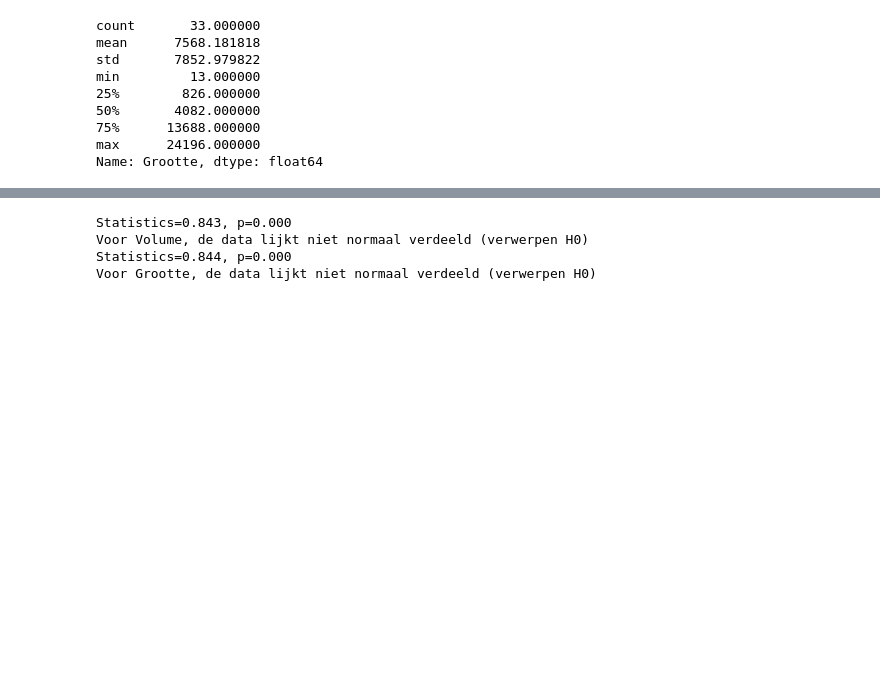
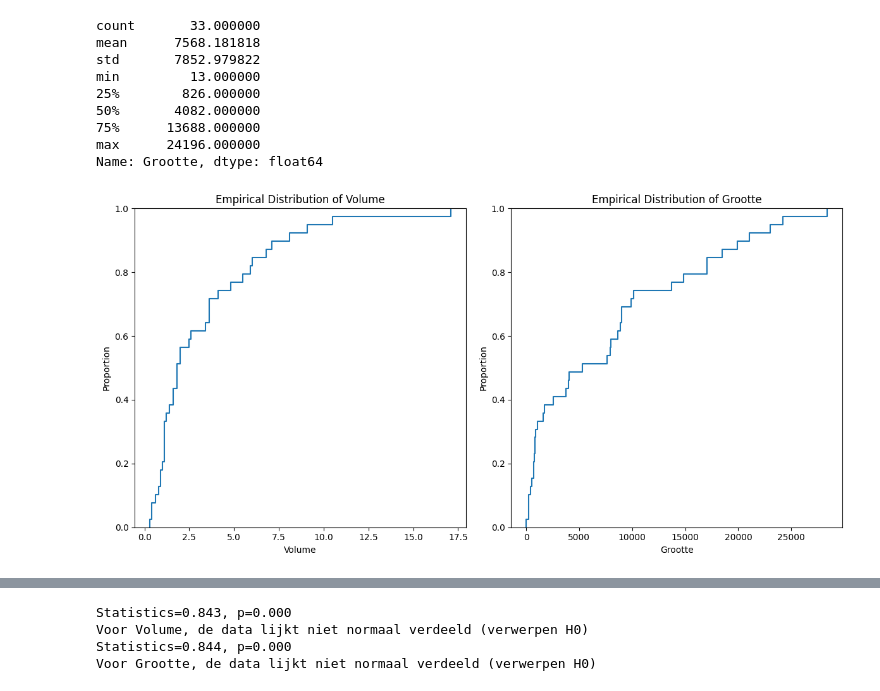
Before and after one commit to Nabla7/intro_stats, a Jupyter notebook: Untitled.ipynb, the cells around one changed output, grey strips where cells are left out. Saved outputs shown, nothing was run; the diff lists cells and outputs as text; code cells hidden in the pictures; blank space fills up the shorter version.

```diff
--- a/Untitled.ipynb
+++ b/Untitled.ipynb
@@ -135,3 +147,22 @@ min         13.000000
 75%      13688.000000
 max      24196.000000
 Name: Grootte, dtype: float64
+# %%
+import seaborn as sns
+
+# Empirical distribution for 'Volume'
+plt.figure(figsize=(12, 6))
+
+plt.subplot(1, 2, 1) # subplot 1 (1 row, 2 columns, first plot)
+sns.ecdfplot(df['Volume'])
+plt.title('Empirical Distribution of Volume')
+
+# Empirical distribution for 'Grootte'
+plt.subplot(1, 2, 2) # subplot 2 (1 row, 2 columns, second plot)
+sns.ecdfplot(df['Grootte'])
+plt.title('Empirical Distribution of Grootte')
+
+plt.tight_layout()
+plt.show()
+# %% [output]
+[figure, added]
```
Also changed, not shown: parts of 13 cells of this notebook.
